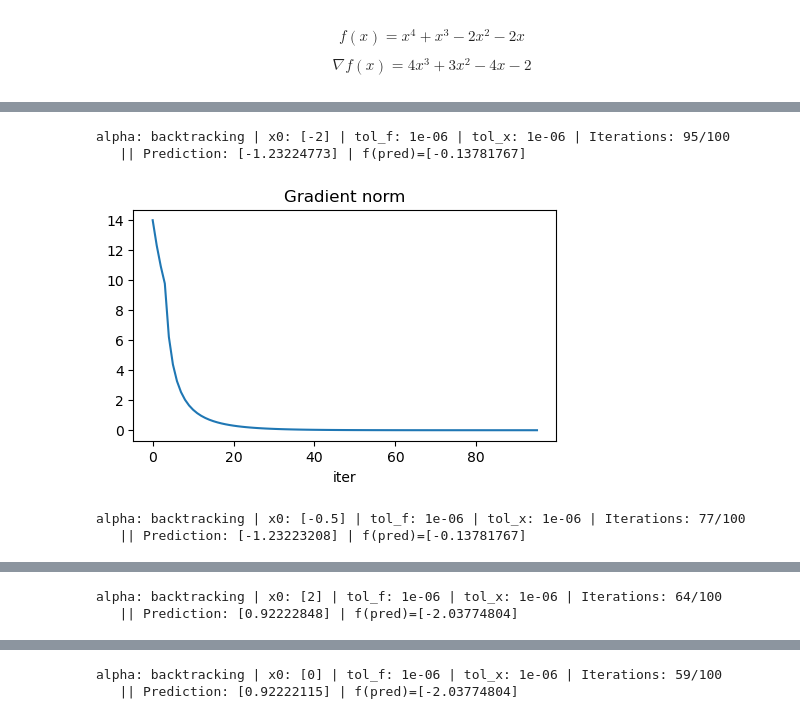
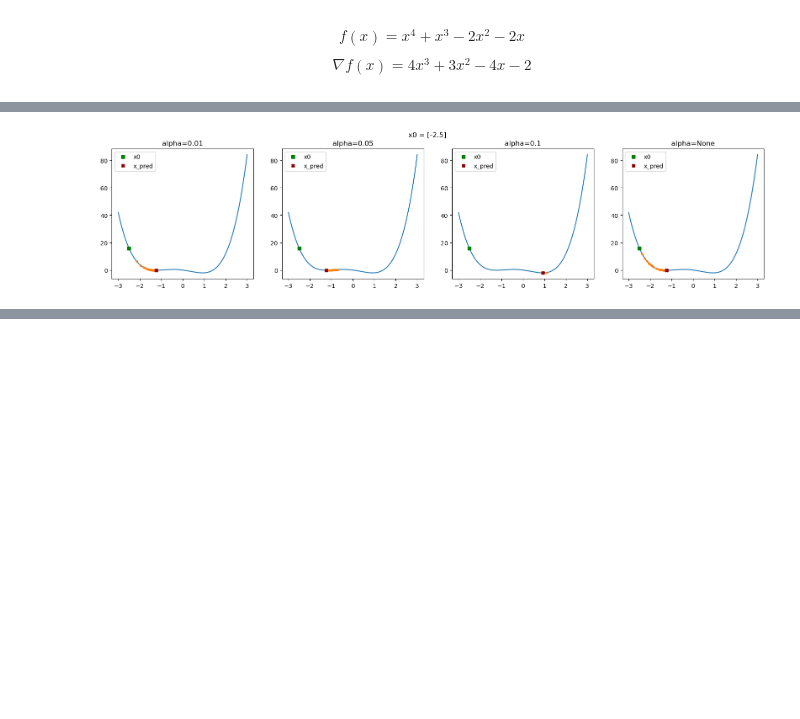
Before and after one commit to NotXia/unibo-smm-homework, a Jupyter notebook: homework3/1_gd.ipynb, the cells around one changed output, grey strips where cells are left out. Saved outputs shown, nothing was run; the diff lists cells and outputs as text; code cells hidden in the pictures; blank space fills up the shorter version.

```diff
--- a/homework3/1_gd.ipynb
+++ b/homework3/1_gd.ipynb
@@ -389,17 +356,3 @@ alpha: backtracking | x0: [0. 0. 0. 0. 0.] | tol_f: 1e-06 | tol_x: 1e-06 | Itera
 \begin{equation*}
     \nabla f(x) = (x^T A^TA - b^T A) + (\lambda x^T)
 \end{equation*}
-# %%
-for lamb in np.linspace(0.1, 1, 5):
-    print(f">>>>> lambda = {lamb} <<<<<")
-    f, grad_f, x_true, input_size = testCase4(lamb=lamb)
-
-    for alpha in [0.01, 0.1, 0.2, 0.5, None]:
-        runTestCase(
-            f, grad_f, x_true,
-            x0 = np.zeros((input_size,)),
-            k_max = 200,
-            tol_f = 1e-6,
-            tol_x = 1e-6,
-            alpha = alpha
-        )
@@ -453 +437,15 @@ f, grad_f, x_true, in_size = testCase5()
+# %%
+def plotSteps(fn, grad_fn, x0, try_alpha=[0.01, 0.05, 0.1, None]):
+    plt.figure(figsize=(20, 4))
+    plt.suptitle(f"x0 = {x0}")
+    for i, alpha in enumerate(try_alpha):
+        history_x, curr_k, history_f, history_grad, history_err = gd(fn, grad_fn, x0, 500, 1e-6, 1e-6, alpha)
+        plt.subplot(math.ceil(len(try_alpha)/4), 4, i+1)
+        plt.title(f"alpha={alpha}")
+        plt.plot(np.linspace(-3, 3, 1000), fn(np.linspace(-3, 3, 1000)))
+        plt.plot(history_x[0], fn(np.array(history_x[0])), "s", color="green", label="x0")
+        plt.plot(history_x[1:-1], fn(np.array(history_x[1:-1])), ".")
+        plt.plot(history_x[-1], fn(history_x[-1]), "X", color="darkred", label="x_pred")
+        plt.legend()
+    plt.show()
 # %%
@@ -460,11 +461,8 @@ plt.show()
 # %%
-runTestCase(f, grad_f, x_true, np.array([-2]), 100, 1e-6, 1e-6, None)
-runTestCase(f, grad_f, x_true, np.array([-0.5]), 100, 1e-6, 1e-6, None)
-runTestCase(f, grad_f, x_true, np.array([2]), 100, 1e-6, 1e-6, None)
-runTestCase(f, grad_f, x_true, np.array([0]), 100, 1e-6, 1e-6, None)
+plotSteps(f, grad_f, np.array([-2.5]))
+plotSteps(f, grad_f, np.array([-2]))
+plotSteps(f, grad_f, np.array([-0.5]))
+plotSteps(f, grad_f, np.array([2]))
+plotSteps(f, grad_f, np.array([0]))
 # %% [output]
-alpha: backtracking | x0: [-2] | tol_f: 1e-06 | tol_x: 1e-06 | Iterations: 95/100
-   || Prediction: [-1.23224773] | f(pred)=[-0.13781767]
-[figure, old version]
+[figure, new version]
-alpha: backtracking | x0: [-0.5] | tol_f: 1e-06 | tol_x: 1e-06 | Iterations: 77/100
-   || Prediction: [-1.23223208] | f(pred)=[-0.13781767]
@@ -472,2 +469,0 @@ alpha: backtracking | x0: [-0.5] | tol_f: 1e-06 | tol_x: 1e-06 | Iterations: 77/
-alpha: backtracking | x0: [2] | tol_f: 1e-06 | tol_x: 1e-06 | Iterations: 64/100
-   || Prediction: [0.92222848] | f(pred)=[-2.03774804]
@@ -475,2 +470,0 @@ alpha: backtracking | x0: [2] | tol_f: 1e-06 | tol_x: 1e-06 | Iterations: 64/100
-alpha: backtracking | x0: [0] | tol_f: 1e-06 | tol_x: 1e-06 | Iterations: 59/100
-   || Prediction: [0.92222115] | f(pred)=[-2.03774804]
```
Also changed, not shown: parts of 15 cells of this notebook, 6 other files.
